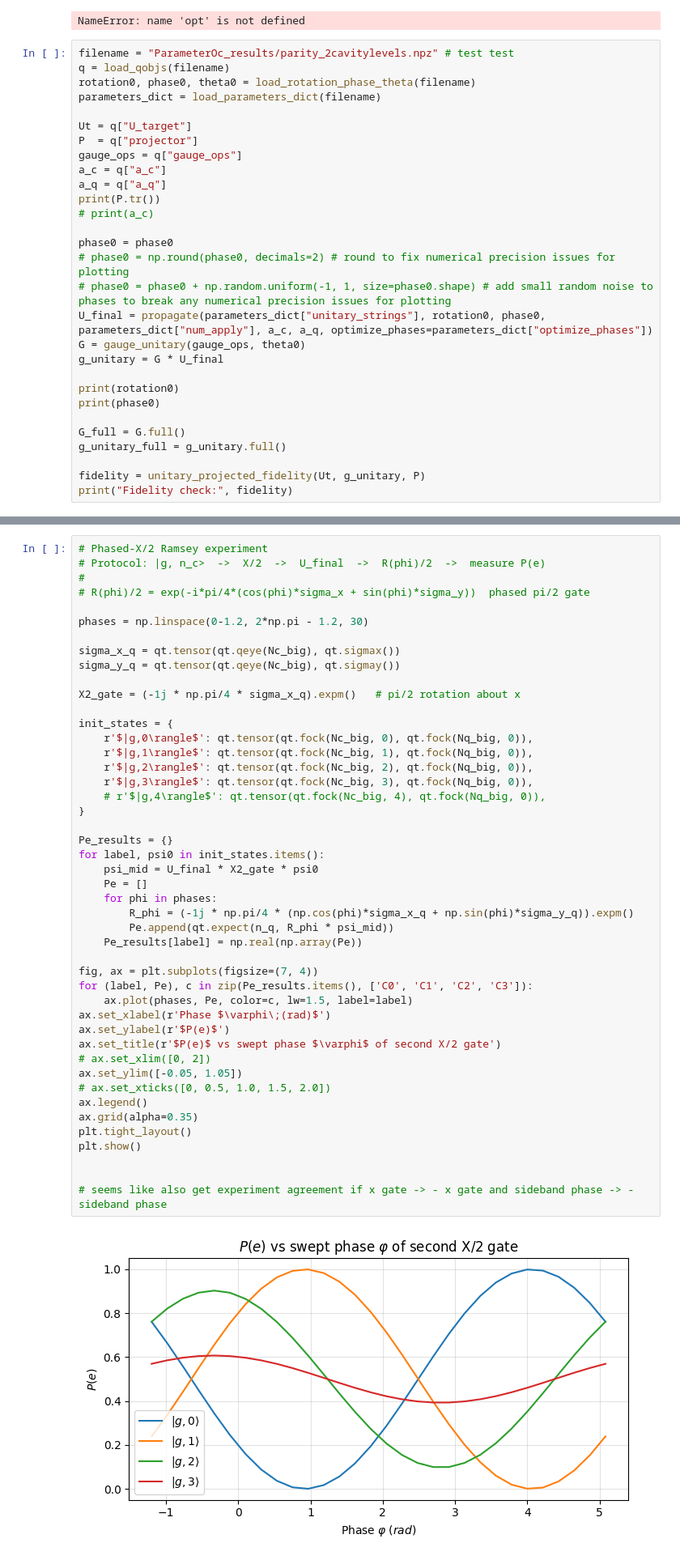
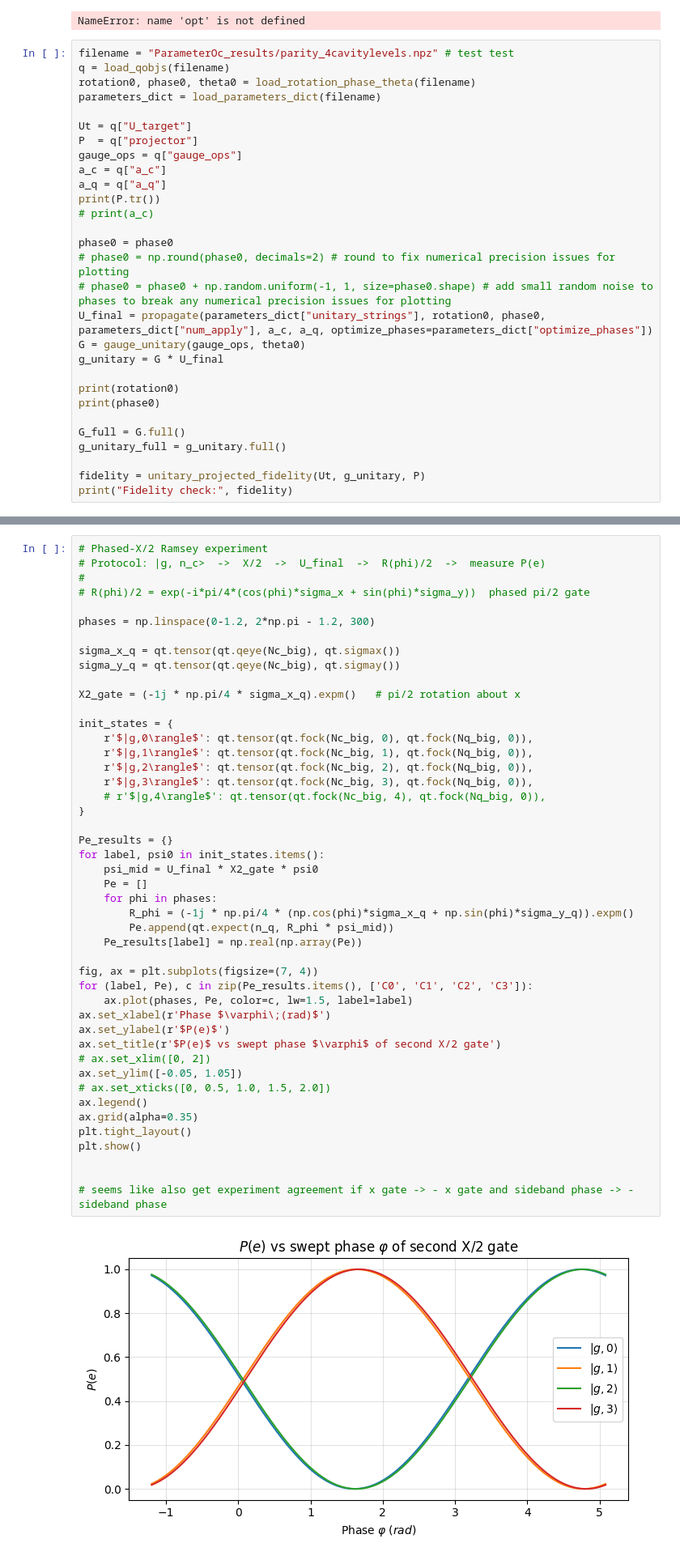
Before and after one commit to TunmayGerg/quantum-simulation-code, a Jupyter notebook: Optimal control/parameter_optimal_control.ipynb, the cells around one changed output, grey strips where cells are left out. Shown at 81% size. Saved outputs shown, nothing was run; the diff lists cells and outputs as text.

```diff
--- a/Optimal control/parameter_optimal_control.ipynb
+++ b/Optimal control/parameter_optimal_control.ipynb
@@ -123,7 +123,7 @@ opt.save_results("ParameterOc_results/parity_4cavitylevels.npz", out)
 # %% [output]
 NameError: name 'opt' is not defined
 # %%
-filename = "ParameterOc_results/parity_2cavitylevels.npz" # test test
+filename = "ParameterOc_results/parity_4cavitylevels.npz" # test test
 q = load_qobjs(filename)
 rotation0, phase0, theta0 = load_rotation_phase_theta(filename)
 parameters_dict = load_parameters_dict(filename)
@@ -161,7 +164,7 @@ ModuleNotFoundError: No module named 'numpy._core'
 #
 # R(phi)/2 = exp(-i*pi/4*(cos(phi)*sigma_x + sin(phi)*sigma_y))  phased pi/2 gate
 
-phases = np.linspace(0-1.2, 2*np.pi - 1.2, 30)
+phases = np.linspace(0-1.2, 2*np.pi - 1.2, 300)
 
 sigma_x_q = qt.tensor(qt.qeye(Nc_big), qt.sigmax())
 sigma_y_q = qt.tensor(qt.qeye(Nc_big), qt.sigmay())
@@ -175,31 +178,31 @@ init_states = {
     r'$|g,3\rangle$': qt.tensor(qt.fock(Nc_big, 3), qt.fock(Nq_big, 0)),
     # r'$|g,4\rangle$': qt.tensor(qt.fock(Nc_big, 4), qt.fock(Nq_big, 0)),
 }
 
 Pe_results = {}
 for label, psi0 in init_states.items():
     psi_mid = U_final * X2_gate * psi0
     Pe = []
     for phi in phases:
         R_phi = (-1j * np.pi/4 * (np.cos(phi)*sigma_x_q + np.sin(phi)*sigma_y_q)).expm()
         Pe.append(qt.expect(n_q, R_phi * psi_mid))
     Pe_results[label] = np.real(np.array(Pe))
 
 fig, ax = plt.subplots(figsize=(7, 4))
 for (label, Pe), c in zip(Pe_results.items(), ['C0', 'C1', 'C2', 'C3']):
     ax.plot(phases, Pe, color=c, lw=1.5, label=label)
 ax.set_xlabel(r'Phase $\varphi\;(rad)$')
 ax.set_ylabel(r'$P(e)$')
 ax.set_title(r'$P(e)$ vs swept phase $\varphi$ of second X/2 gate')
 # ax.set_xlim([0, 2])
 ax.set_ylim([-0.05, 1.05])
 # ax.set_xticks([0, 0.5, 1.0, 1.5, 2.0])
 ax.legend()
 ax.grid(alpha=0.35)
 plt.tight_layout()
 plt.show()
 
 
 # seems like also get experiment agreement if x gate -> - x gate and sideband phase -> -sideband phase
 # %% [output]
-[figure, old version]
+[figure, new version]
```
Also changed, not shown: parts of 5 cells of this notebook, 1 other file.
